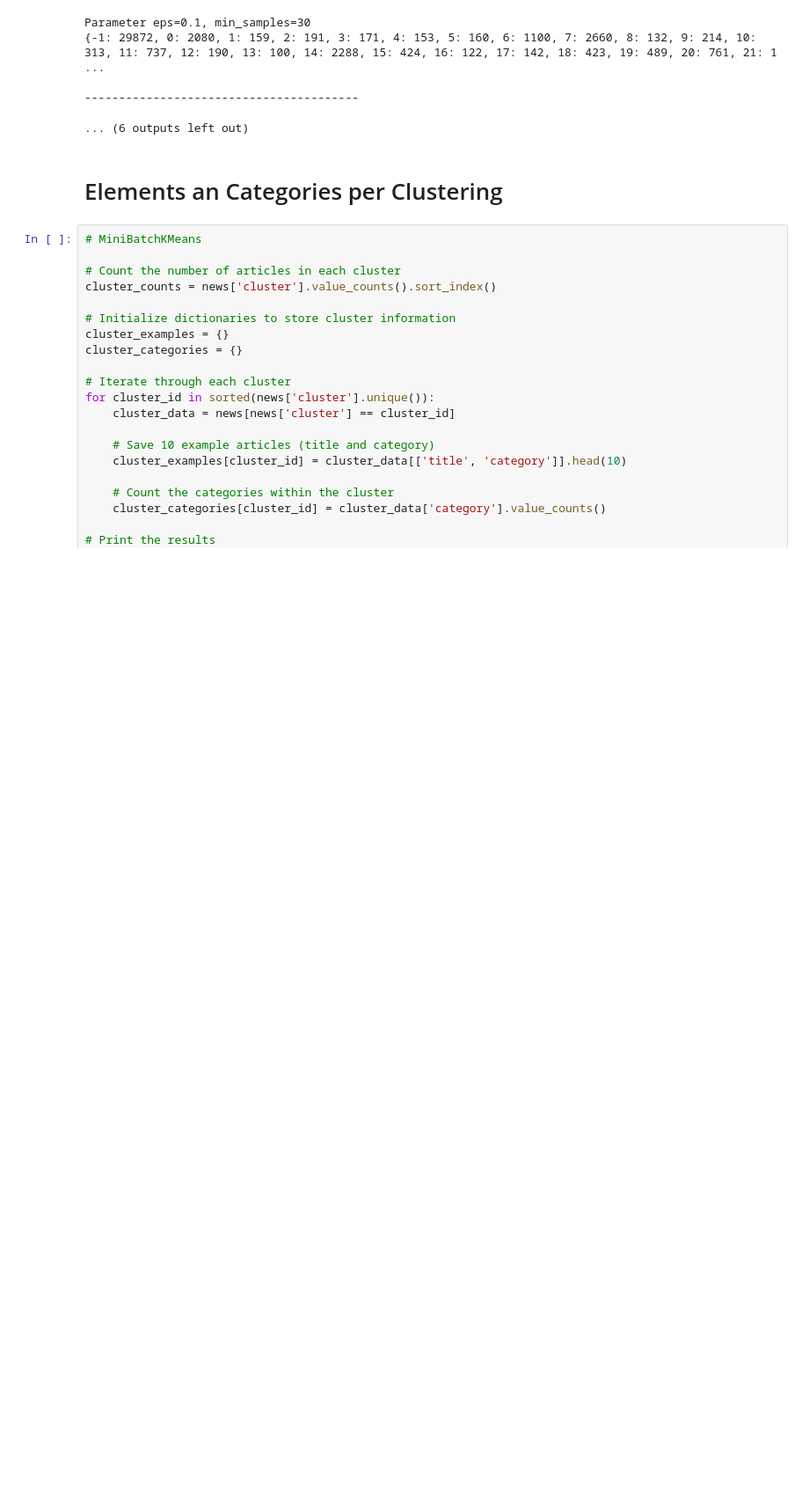
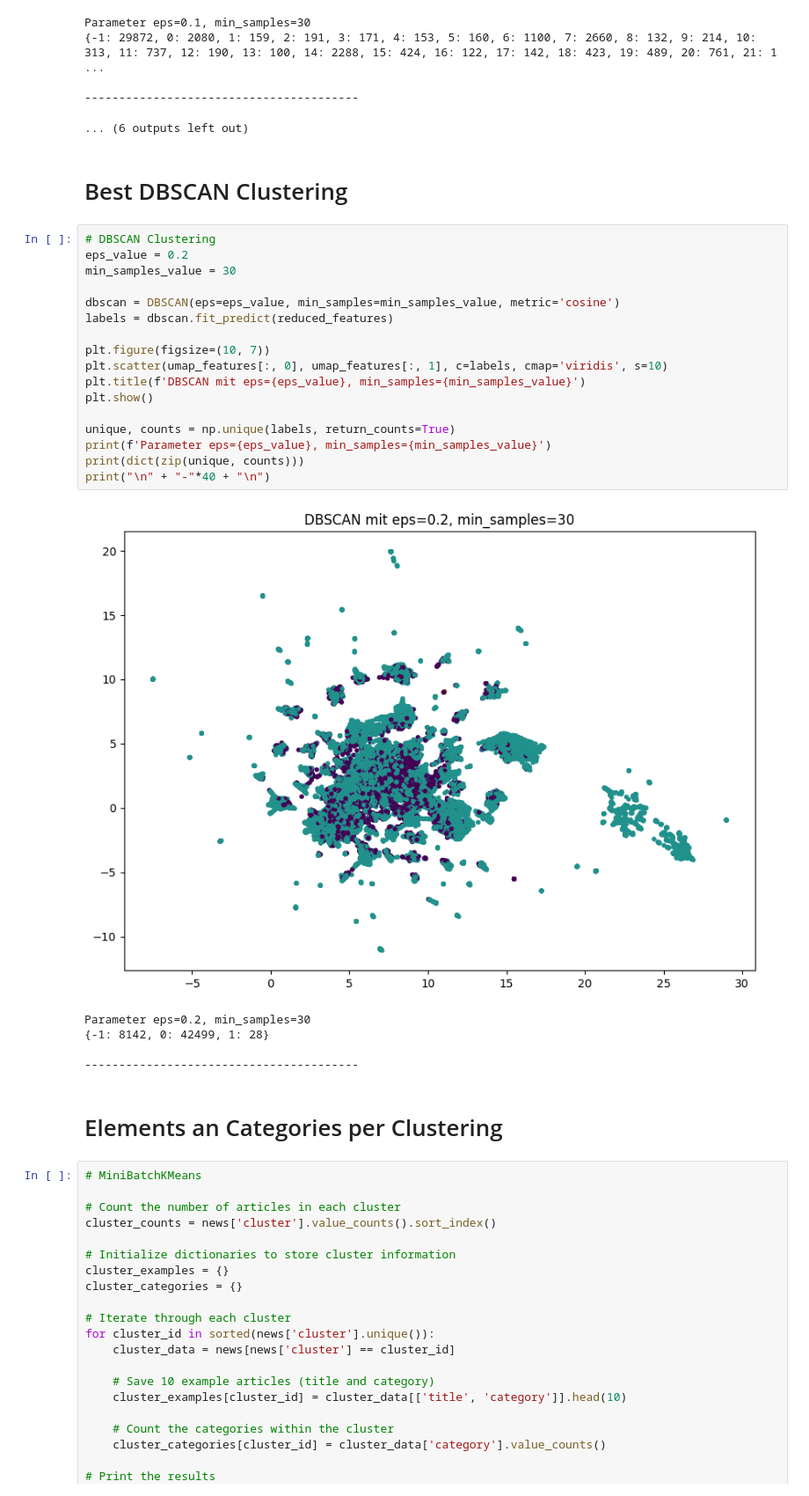
Before and after one commit to Jus-tiine/CTDS, a Jupyter notebook: GroupSimilarities.ipynb, the cells around one changed output. Shown at 88% size. Drawn from its saved outputs; the diff is of its cells as text; blank space fills up the shorter version.

Commit message:
Print more insides

```diff
--- a/GroupSimilarities.ipynb
+++ b/GroupSimilarities.ipynb
@@ -266,6 +266,31 @@ Parameter eps=0.1, min_samples=30
 
 ----------------------------------------
 ... (6 outputs left out)
+# %% [markdown]
+# Best DBSCAN Clustering
+# %%
+# DBSCAN Clustering
+eps_value = 0.2
+min_samples_value = 30
+
+dbscan = DBSCAN(eps=eps_value, min_samples=min_samples_value, metric='cosine')
+labels = dbscan.fit_predict(reduced_features)
+
+plt.figure(figsize=(10, 7))
+plt.scatter(umap_features[:, 0], umap_features[:, 1], c=labels, cmap='viridis', s=10)
+plt.title(f'DBSCAN mit eps={eps_value}, min_samples={min_samples_value}')
+plt.show()
+
+unique, counts = np.unique(labels, return_counts=True)
+print(f'Parameter eps={eps_value}, min_samples={min_samples_value}')
+print(dict(zip(unique, counts)))
+print("\n" + "-"*40 + "\n")
+# %% [output]
+[figure, added]
+Parameter eps=0.2, min_samples=30
+{-1: 8142, 0: 42499, 1: 28}
+
+----------------------------------------
 # %% [markdown]
 # Elements an Categories per Clustering
 # %%
```
Also changed, not shown: parts of 3 cells of this notebook.
